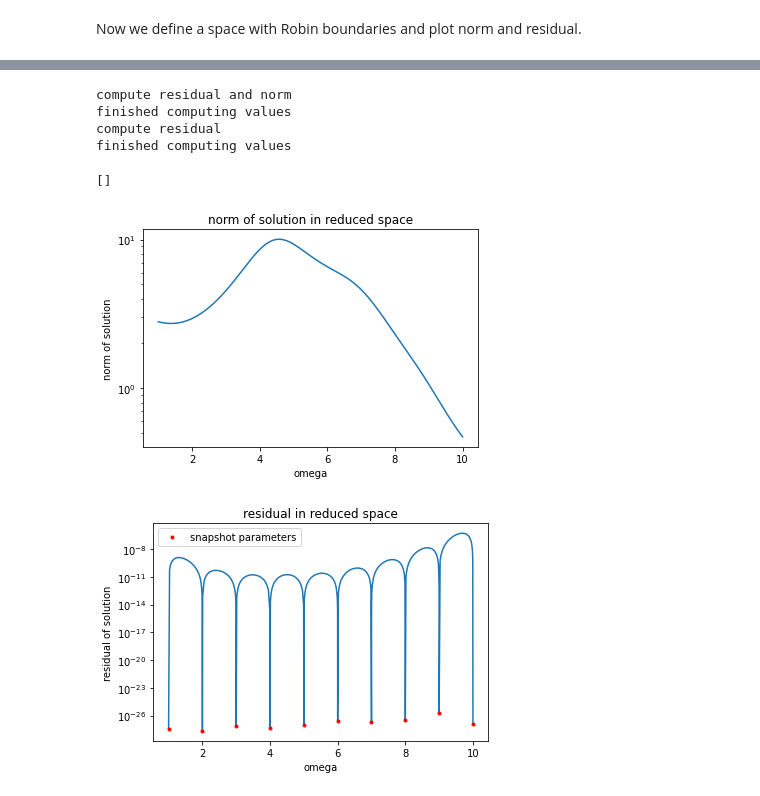
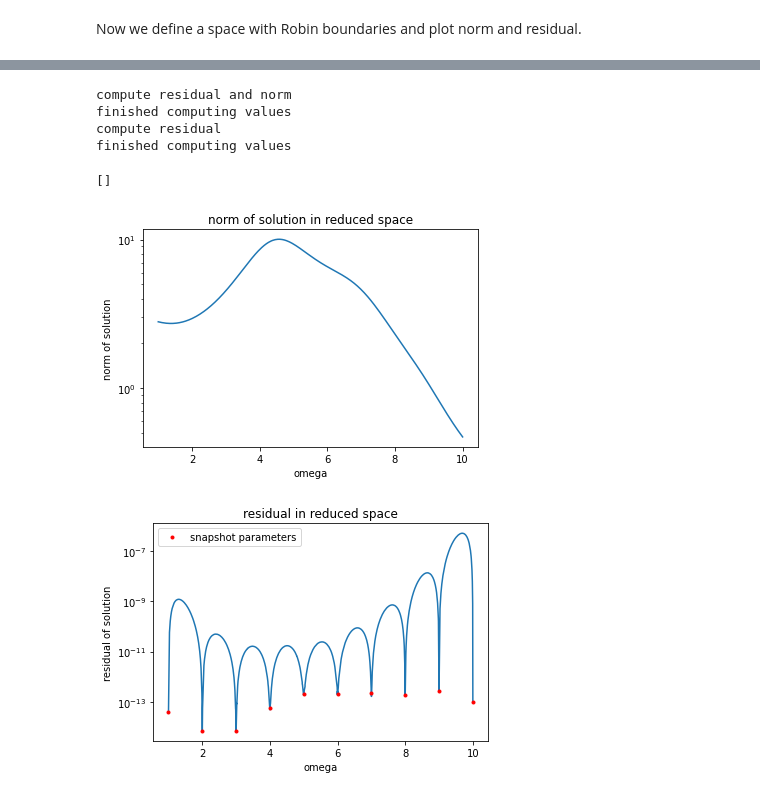
Before and after one commit to huberamanda/reduced_basis_methods, a Jupyter notebook: Helmholz/minimal_reduced_basis.ipynb, the cells around one changed output, grey strips where cells are left out. Cells and saved outputs as stored; diff of their text form; code cells hidden in the pictures.

Commit message:
cheap residual working (thanks to Joachim)

```diff
--- a/Helmholz/minimal_reduced_basis.ipynb
+++ b/Helmholz/minimal_reduced_basis.ipynb
@@ -285,7 +285,7 @@ class ReducedBasis(ReducedBasis):
 
             # calculate scalar products
             for key in keys:
-                self.__res_mat[key] = InnerProduct (zeta[key[0]], zeta[key[1]])
+                self.__res_mat[key] = InnerProduct (zeta[key[0]], zeta[key[1]]).T
                 # calculate inner products with right hand side
                 if key[0] == key[1]:
                     self.__res_mat['{}f'.format(key[0])] = Vector(dim[0], self.fes.is_complex)
@@ -305,7 +305,7 @@ class ReducedBasis(ReducedBasis):
 # %%
 class ReducedBasis(ReducedBasis):
 
-    def computeValues(self, param, residual=True, norm=True, cheap = False):
+    def computeValues(self, param, residual=True, norm=True, cheap = True):
 
         if residual and norm:
             if self.logging: print("compute residual and norm")
@@ -351,7 +351,6 @@ class ReducedBasis(ReducedBasis):
                         A_F = self.__res_mat['kf']+self.__res_mat['mf']*omega**2+self.__res_mat['rf'] *omega
 
                         # compute cheap residual for complex spaces
-                        # ATTENTION: NOT WORKING!
                         if self.fes.is_complex:
                             A = (self.__res_mat['kk']
                                  + (self.__res_mat['kr']+self.__res_mat['kr'].H)*omega
@@ -474,32 +473,32 @@ interactive(children=(FloatSlider(value=1.0, description='x', max=10.0, min=1.0,
 # %%
 %matplotlib inline
 
 crandom_omegas = np.sort(np.append(np.random.uniform(cspace.omega_min, cspace.omega_max, 1000), csnapshots))
 
-cnorm_random_omegas, cresidual_random_omegas = cspace.computeValues(crandom_omegas, cheap=False)
+cnorm_random_omegas, cresidual_random_omegas = cspace.computeValues(crandom_omegas)
 
 fig, ax = plt.subplots()
 ax.plot(crandom_omegas, cnorm_random_omegas,  '-', label = "norm")
 ax.set_xlabel("omega")
 ax.set_ylabel("norm of solution")
 ax.set_title("norm of solution in reduced space")
 plt.semilogy()
 
 fig, ax = plt.subplots()
 ax.plot(crandom_omegas, cresidual_random_omegas , '-')
-residual = cspace.computeValues(cspace.getSnapshots(), norm = False, cheap=False)
+residual = cspace.computeValues(cspace.getSnapshots(), norm = False)
 ax.plot(cspace.getSnapshots(), residual, 'r.', label = "snapshot parameters")
 ax.legend()
 ax.set_xlabel("omega")
 ax.set_ylabel('residual of solution')
 
 ax.set_title("residual in reduced space")
 plt.semilogy()
 # %% [output]
 compute residual and norm
 finished computing values
 compute residual
 finished computing values
 []
 [figure]
-[figure, old version]
+[figure, new version]
```
Also changed, not shown: parts of 4 cells of this notebook, 2 other files.
